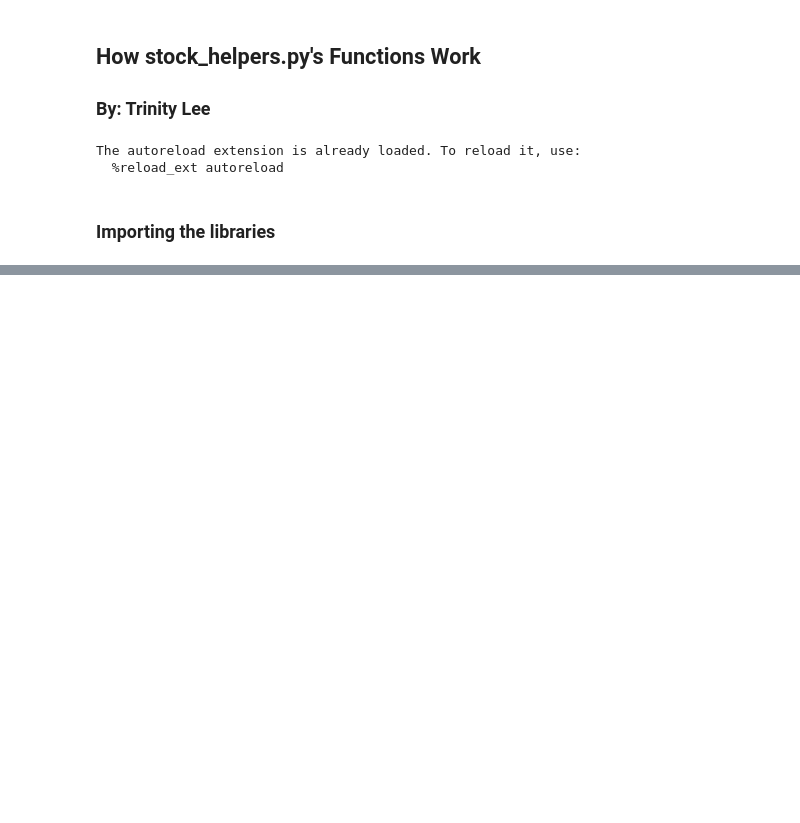
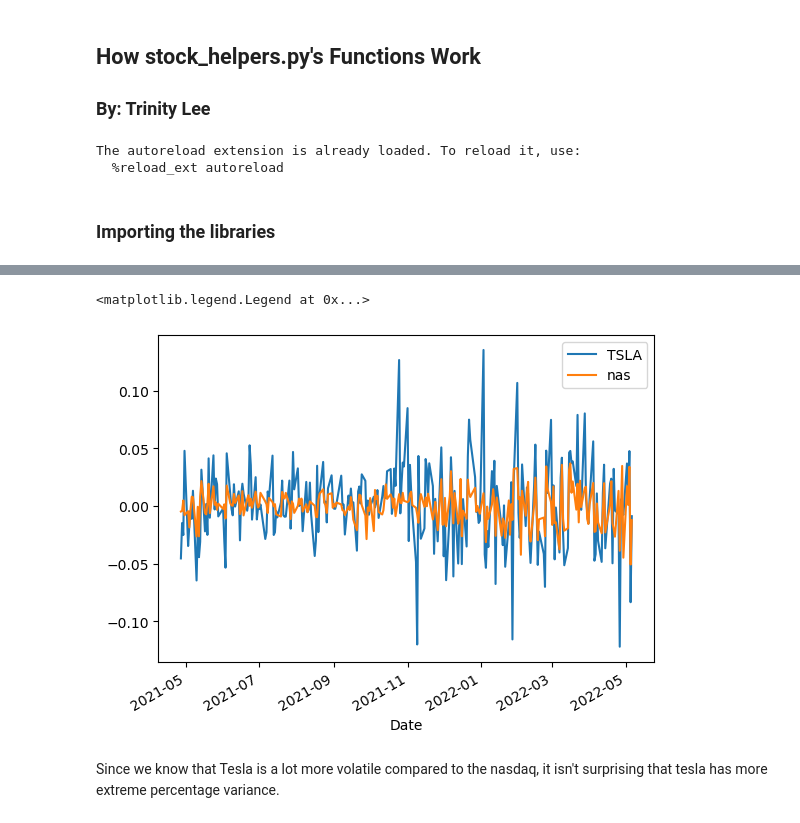
Before and after one commit to olincollege/twitter-vs-stock, a Jupyter notebook: yfin/finplotREADME.ipynb, the cells around one changed output, grey strips where cells are left out. Cells and saved outputs as stored; diff of their text form; code cells hidden in the pictures; blank space fills up the shorter version.

Commit message:
Added Percent Variance & Explanations

```diff
--- a/yfin/finplotREADME.ipynb
+++ b/yfin/finplotREADME.ipynb
@@ -77,0 +80,14 @@ Name: Close, Length: 3195, dtype: float64
+# %%
+data= TSLA.get_stock_data()
+
+
+
+TSLA.get_variance_data().plot(label="TSLA")
+nasdaq.get_variance_data().plot(label="nas")
+
+plt.legend()
+# %% [output]
+<matplotlib.legend.Legend at 0x...>
+[figure, added]
+# %% [markdown]
+Since we know that Tesla is a lot more volatile compared to the nasdaq, it isn't surprising that tesla has more extreme percentage variance.
```
Also changed, not shown: parts of 14 cells of this notebook, 2 other files.
